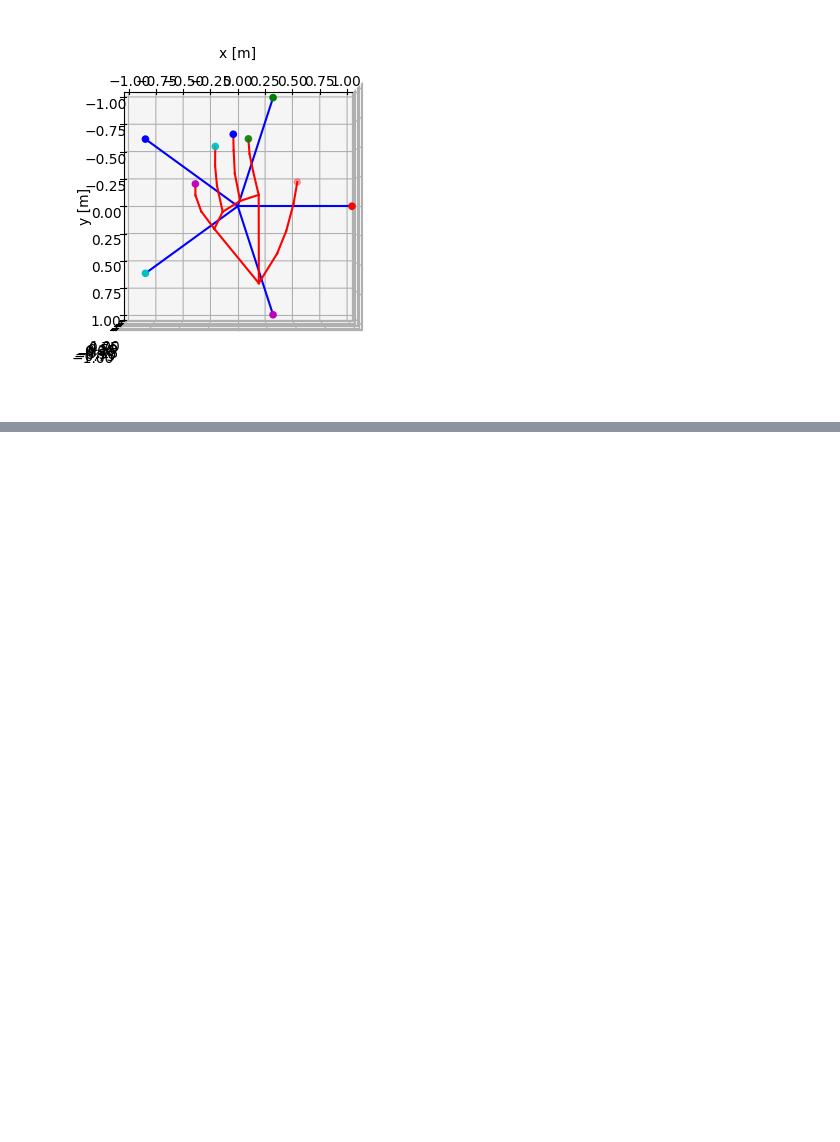
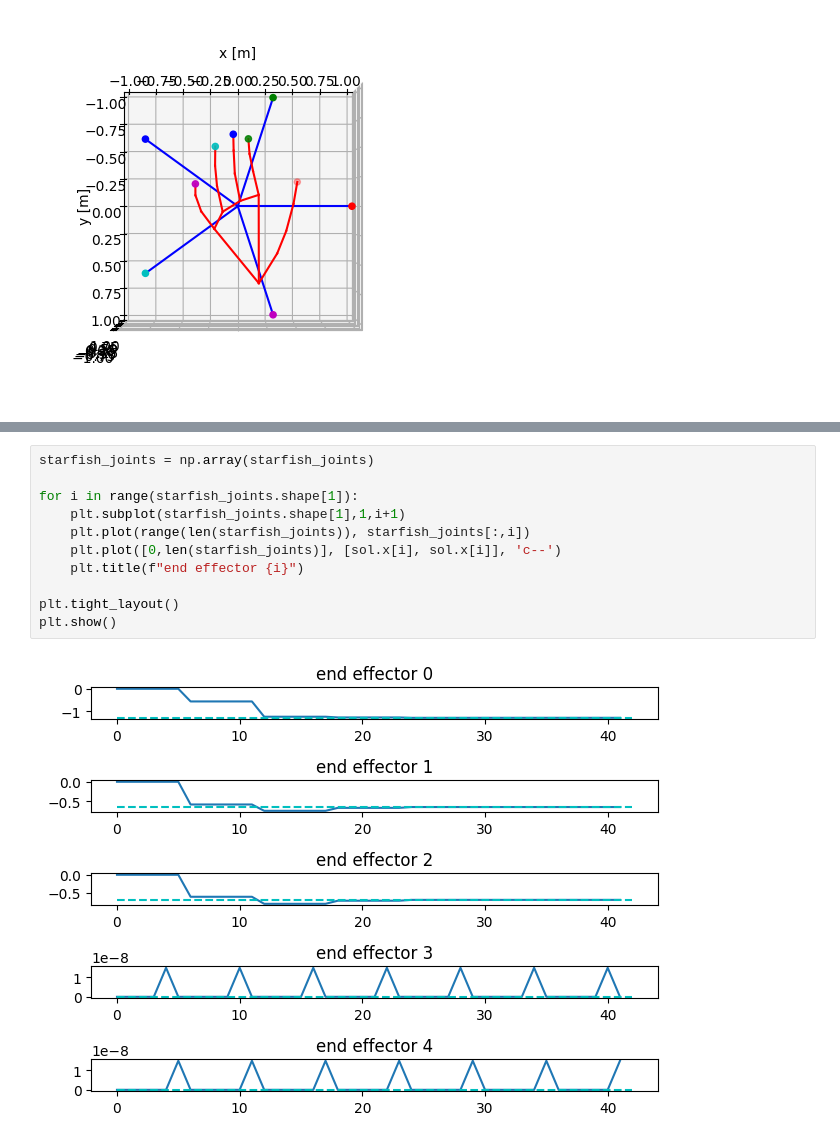
Before and after one commit to Mitchelldscott/Echoware, a Jupyter notebook: analysis/opti_dev.ipynb, the cells around one changed output, grey strips where cells are left out. Drawn from its saved outputs; the diff is of its cells as text; blank space fills up the shorter version.

```diff
--- a/analysis/opti_dev.ipynb
+++ b/analysis/opti_dev.ipynb
@@ -98 +141,14 @@ def cost_func(x, expert, agent, matching_points):
+# %%
+starfish_joints = np.array(starfish_joints)
+
+for i in range(starfish_joints.shape[1]):
+    plt.subplot(starfish_joints.shape[1],1,i+1)
+    plt.plot(range(len(starfish_joints)), starfish_joints[:,i])
+    plt.plot([0,len(starfish_joints)], [sol.x[i], sol.x[i]], 'c--')
+    plt.title(f"end effector {i}")
+
+plt.tight_layout()
+plt.show()
+# %% [output]
+[figure, added]
 # %%
```
Also changed, not shown: parts of 7 cells of this notebook, 1 other file.
